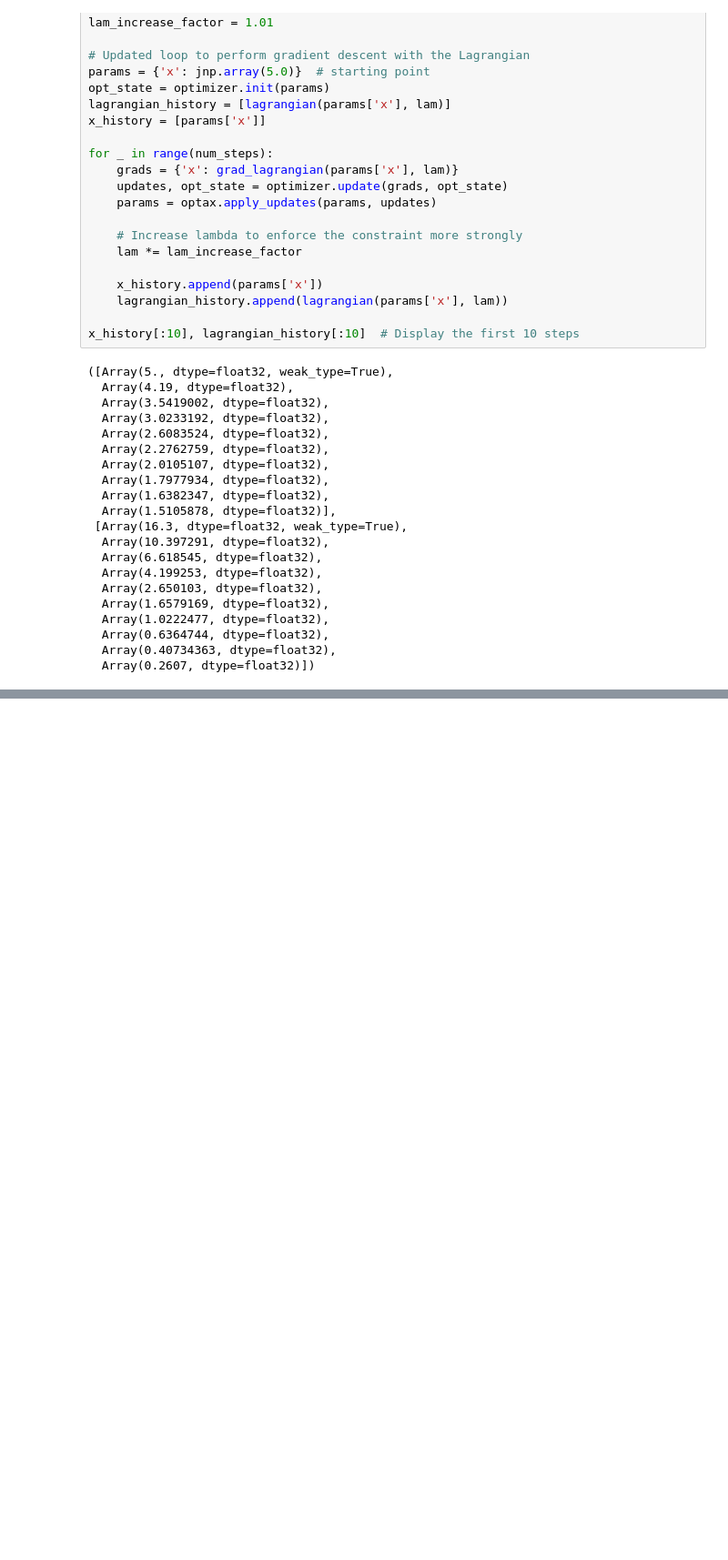
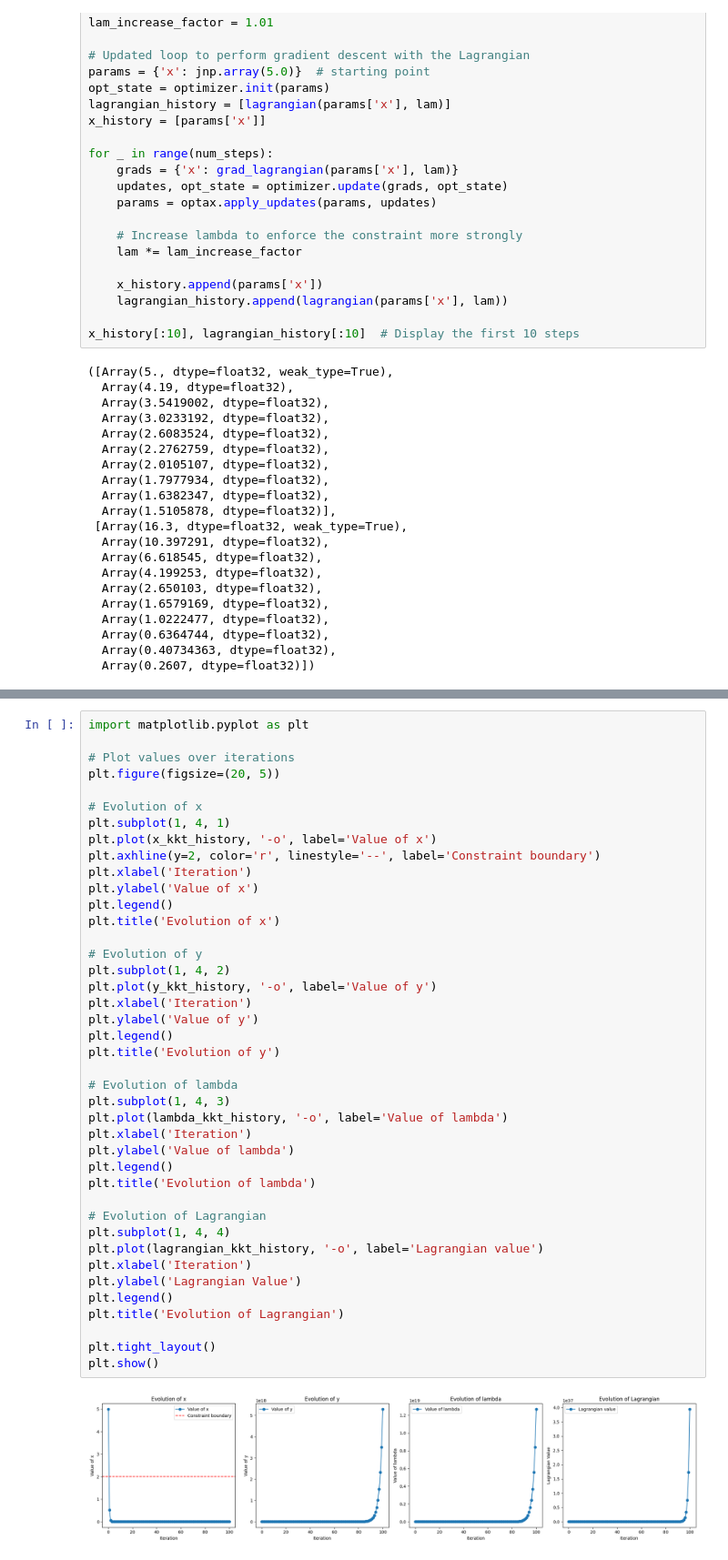
Before and after one commit to arjun-prakash/stackelberg-reach-avoid, a Jupyter notebook: gym_examples/src/lagrange.ipynb, the cells around one changed output, grey strips where cells are left out. Shown at 91% size. Cells and saved outputs as stored; diff of their text form; blank space fills up the shorter version.

```diff
--- a/gym_examples/src/lagrange.ipynb
+++ b/gym_examples/src/lagrange.ipynb
@@ -196,0 +256,43 @@ plt.show()
+# %%
+import matplotlib.pyplot as plt
+
+# Plot values over iterations
+plt.figure(figsize=(20, 5))
+
+# Evolution of x
+plt.subplot(1, 4, 1)
+plt.plot(x_kkt_history, '-o', label='Value of x')
+plt.axhline(y=2, color='r', linestyle='--', label='Constraint boundary')
+plt.xlabel('Iteration')
+plt.ylabel('Value of x')
+plt.legend()
+plt.title('Evolution of x')
+
+# Evolution of y
+plt.subplot(1, 4, 2)
+plt.plot(y_kkt_history, '-o', label='Value of y')
+plt.xlabel('Iteration')
+plt.ylabel('Value of y')
+plt.legend()
+plt.title('Evolution of y')
+
+# Evolution of lambda
+plt.subplot(1, 4, 3)
+plt.plot(lambda_kkt_history, '-o', label='Value of lambda')
+plt.xlabel('Iteration')
+plt.ylabel('Value of lambda')
+plt.legend()
+plt.title('Evolution of lambda')
+
+# Evolution of Lagrangian
+plt.subplot(1, 4, 4)
+plt.plot(lagrangian_kkt_history, '-o', label='Lagrangian value')
+plt.xlabel('Iteration')
+plt.ylabel('Lagrangian Value')
+plt.legend()
+plt.title('Evolution of Lagrangian')
+
+plt.tight_layout()
+plt.show()
+# %% [output]
+[figure, added]
```
Also changed, not shown: parts of 13 cells of this notebook.
